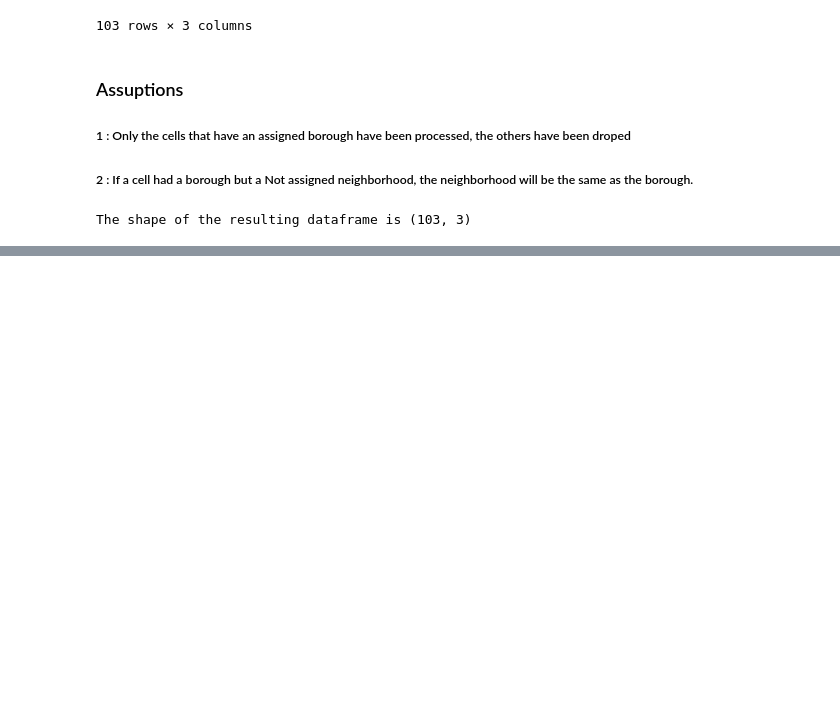
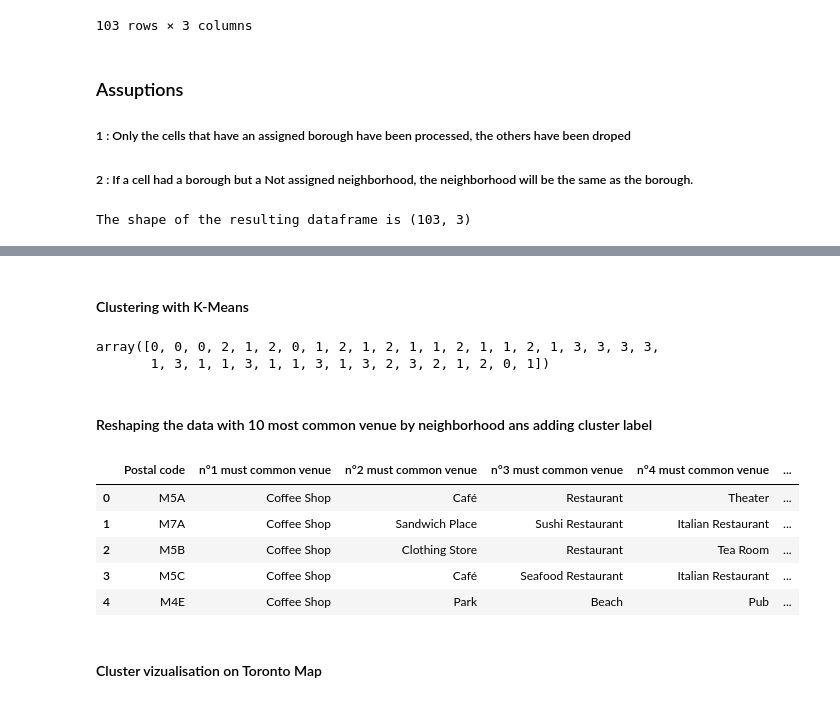
Before and after one commit to Mathias292/Coursera_Capstone, a Jupyter notebook: Capstone_project_Toronto.ipynb, the cells around one changed output, grey strips where cells are left out. Saved outputs shown, nothing was run; the diff lists cells and outputs as text; code cells hidden in the pictures; blank space fills up the shorter version.

```diff
--- a/Capstone_project_Toronto.ipynb
+++ b/Capstone_project_Toronto.ipynb
@@ -46,0 +233,35 @@ The shape of the resulting dataframe is (103, 3)
+# %% [markdown]
+#### Clustering with K-Means
+# %%
+kmeans = KMeans(n_clusters=4)
+kmeans.fit(data2)
+kmeans.labels_
+# %% [output]
+array([0, 0, 0, 2, 1, 2, 0, 1, 2, 1, 2, 1, 1, 2, 1, 1, 2, 1, 3, 3, 3, 3,
+       1, 3, 1, 1, 3, 1, 1, 3, 1, 3, 2, 3, 2, 1, 2, 0, 1])
+# %% [markdown]
+#### Reshaping the data with 10 most common venue by neighborhood ans adding cluster label
+# %%
+col = []
+for n in range(1,11):
+    col.append(f'n°{n} must common venue')
+
+data3 = []
+for n in range(0,len(data2)):
+            data3.append(list(data2.iloc[n,:].sort_values(ascending=False)[0:10].index))
+data3 = pd.DataFrame(data=data3,index=data2.index,columns=col)
+data3['label'] = kmeans.labels_
+data3 = data3.reset_index()
+data3.columns = ['Postal code'] + list(data3.columns[1:])
+data3
+data4 = pd.merge(data3,df,on='Postal code')
+data4.head()
+# %% [output]
+|  | Postal code | n°1 must common venue | n°2 must common venue | n°3 must common venue | n°4 must common venue | ... |
+| 0 | M5A | Coffee Shop | Café | Restaurant | Theater | ... |
+| 1 | M7A | Coffee Shop | Sandwich Place | Sushi Restaurant | Italian Restaurant | ... |
+| 2 | M5B | Coffee Shop | Clothing Store | Restaurant | Tea Room | ... |
+| 3 | M5C | Coffee Shop | Café | Seafood Restaurant | Italian Restaurant | ... |
+| 4 | M4E | Coffee Shop | Park | Beach | Pub | ... |
+# %% [markdown]
+#### Cluster vizualisation on Toronto Map
```
Also changed, not shown: parts of 41 cells of this notebook.
